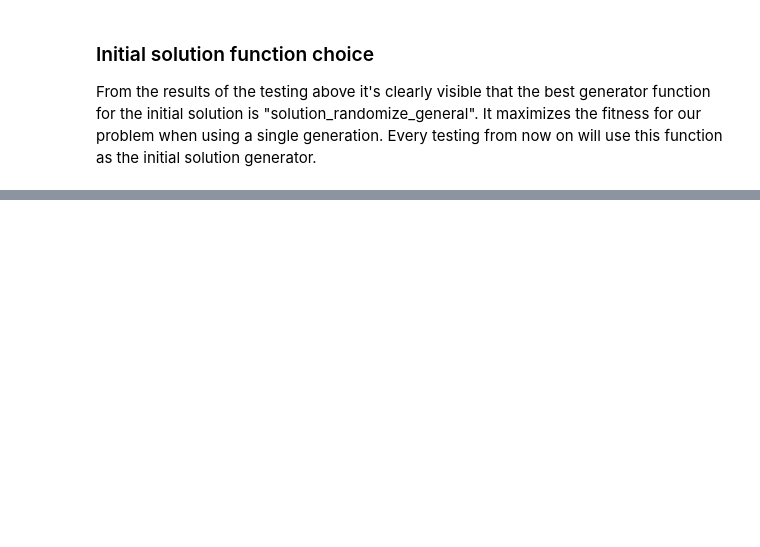
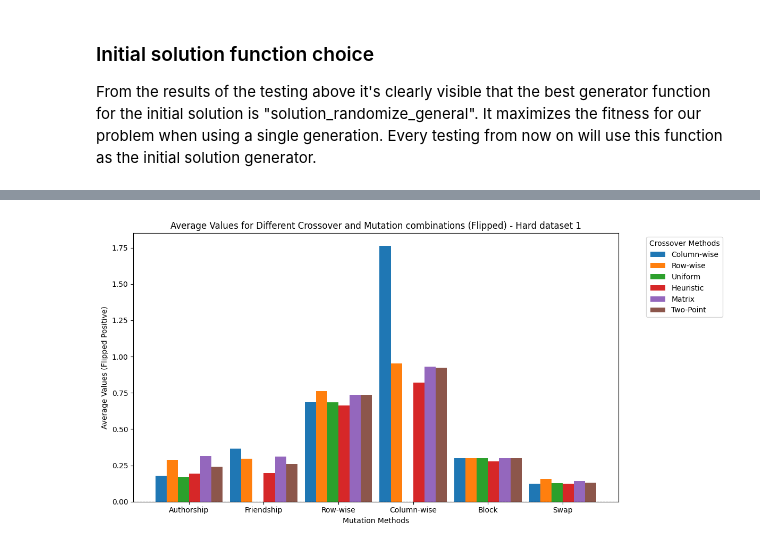
Before and after one commit to AtanasChestojanov/IS-seminar-1, a Jupyter notebook: seminar1-testing.ipynb, the cells around one changed output, grey strips where cells are left out. Drawn from its saved outputs; the diff is of its cells as text; code cells hidden in the pictures; blank space fills up the shorter version.

Commit message:
testing hard dataset 1

```diff
--- a/seminar1-testing.ipynb
+++ b/seminar1-testing.ipynb
@@ -177,0 +839,46 @@ From the results of the testing above it's clearly visible that the best generat
+# %%
+# Data: replace these placeholders with your actual average values (all negative)
+categories = ["Authorship", "Friendship", "Row-wise", "Column-wise", "Block", "Swap"]
+crossover_methods = ["Column-wise", "Row-wise", "Uniform", "Heuristic", "Matrix", "Two-Point"]
+
+# Replace these arrays with your actual data, all multiplied by -1 to make them positive
+data = {
+    "Column-wise": [-average_columns_authorship, -average_columns_friendship, -average_columns_rows,
+                    -average_columns_columns, -average_columns_block, -average_columns_swap],
+    "Row-wise": [-average_rows_authorship, -average_rows_friendship, -average_rows_rows,
+                 -average_rows_columns, -average_rows_block, -average_rows_swap],
+    "Uniform": [-average_uniform_authorship, -average_uniform_friendship, -average_uniform_rows,
+                -average_uniform_columns, -average_uniform_block, -average_uniform_swap],
+    "Heuristic": [-average_heuristic_authorship, -average_heuristic_friendship, -average_heuristic_row_wise,
+                  -average_heuristic_column_wise, -average_heuristic_block, -average_heuristic_swap],
+    "Matrix": [-average_matrix_authorship, -average_matrix_friendship, -average_matrix_row_wise,
+               -average_matrix_column_wise, -average_matrix_block, -average_matrix_swap],
+    "Two-Point": [-average_two_point_authorship, -average_two_point_friendship, -average_two_point_row_wise,
+                  -average_two_point_column_wise, -average_two_point_block, -average_two_point_swap],
+}
+
+# Prepare the data for plotting
+bar_width = 0.15
+x_indexes = np.arange(len(categories))
+fig, ax = plt.subplots(figsize=(12, 6))
+
+# Add bars for each crossover method
+for i, (method, values) in enumerate(data.items()):
+    ax.bar(x_indexes + i * bar_width, values, bar_width, label=method)
+
+# Add zero reference line for clarity
+ax.axhline(0, color='black', linewidth=0.8, linestyle='--')
+
+# Add labels, title, and legend
+ax.set_xlabel("Mutation Methods")
+ax.set_ylabel("Average Values (Flipped Positive)")
+ax.set_title("Average Values for Different Crossover and Mutation combinations (Flipped) - Hard dataset 1")
+ax.set_xticks(x_indexes + bar_width * (len(crossover_methods) - 1) / 2)
+ax.set_xticklabels(categories)
+ax.legend(title="Crossover Methods", bbox_to_anchor=(1.05, 1), loc="upper left")
+
+# Show the plot
+plt.tight_layout()
+plt.show()
+# %% [output]
+[figure, added]
```
Also changed, not shown: parts of 5 cells of this notebook, 4 other files.
